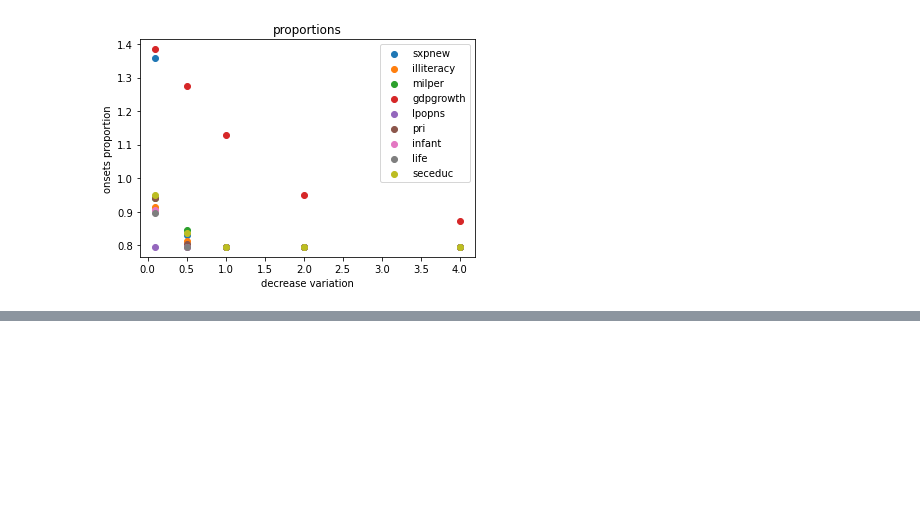
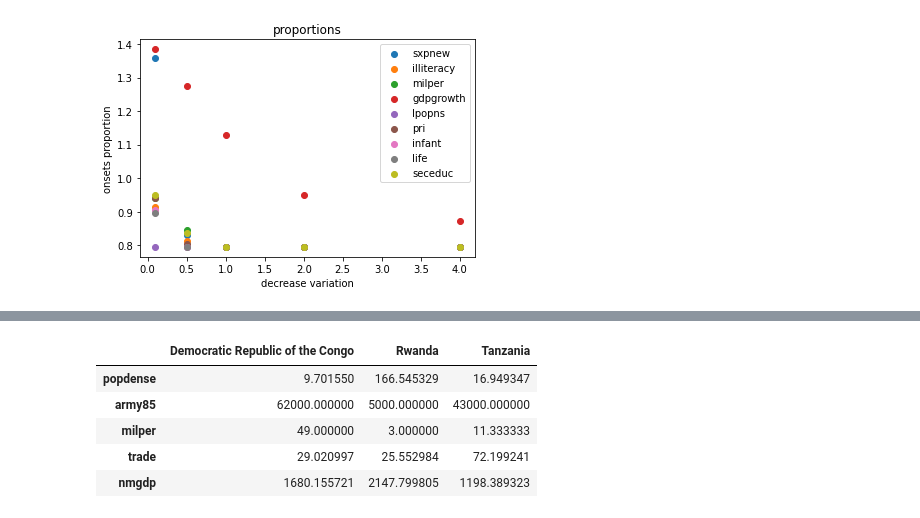
Before and after one commit to epfl-ada/ada-2020-project-milestone-p3-p3_cadastrophe, a Jupyter notebook: Data_Exploration.ipynb, the cells around one changed output, grey strips where cells are left out. Saved outputs shown, nothing was run; the diff lists cells and outputs as text; code cells hidden in the pictures; blank space fills up the shorter version.

```diff
--- a/Data_Exploration.ipynb
+++ b/Data_Exploration.ipynb
@@ -828,0 +877,9 @@ after 152.6
+# %%
+b.head()
+# %% [output]
+|  | Democratic Republic of the Congo | Rwanda | Tanzania |
+| popdense | 9.701550 | 166.545329 | 16.949347 |
+| army85 | 62000.000000 | 5000.000000 | 43000.000000 |
+| milper | 49.000000 | 3.000000 | 11.333333 |
+| trade | 29.020997 | 25.552984 | 72.199241 |
+| nmgdp | 1680.155721 | 2147.799805 | 1198.389323 |
```
Also changed, not shown: parts of 9 cells of this notebook.
